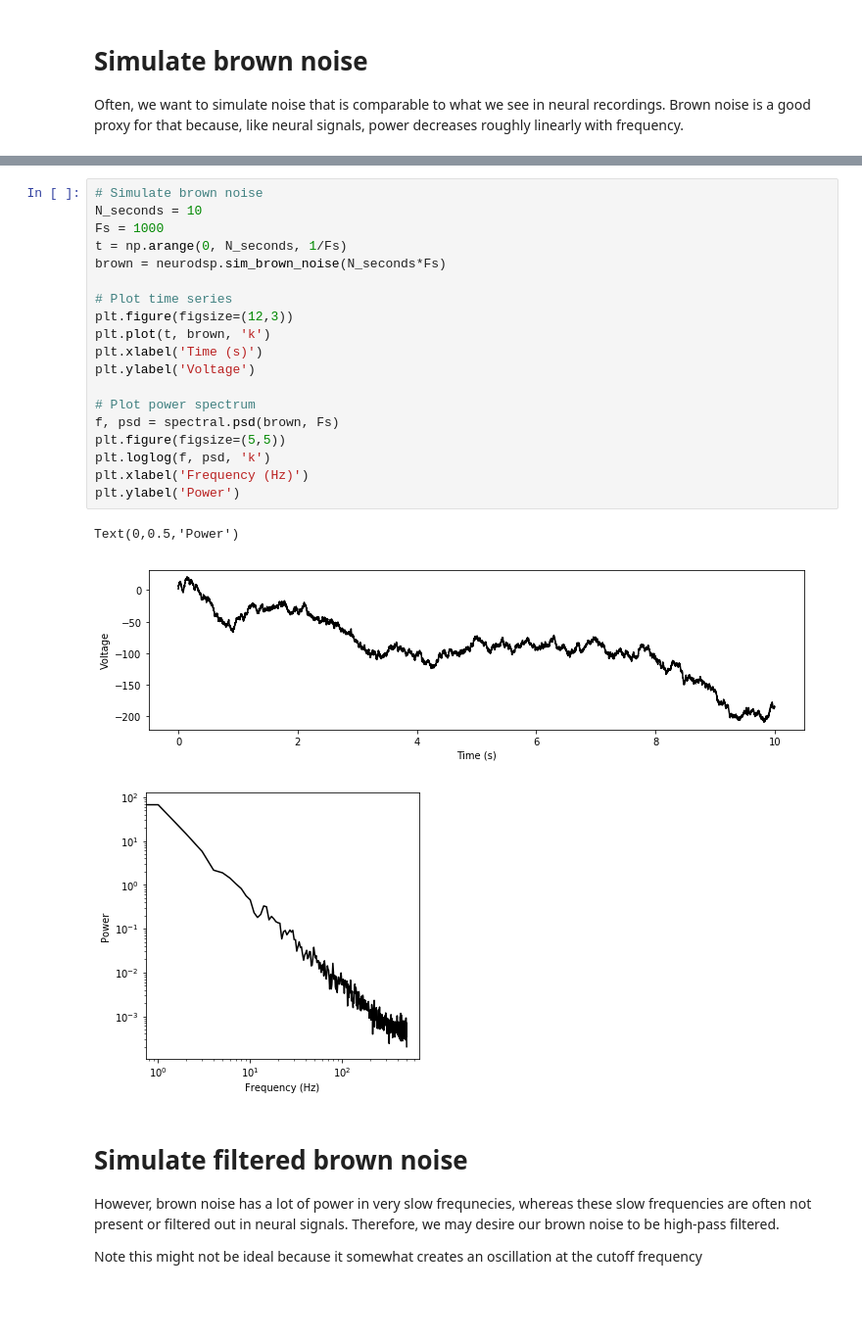
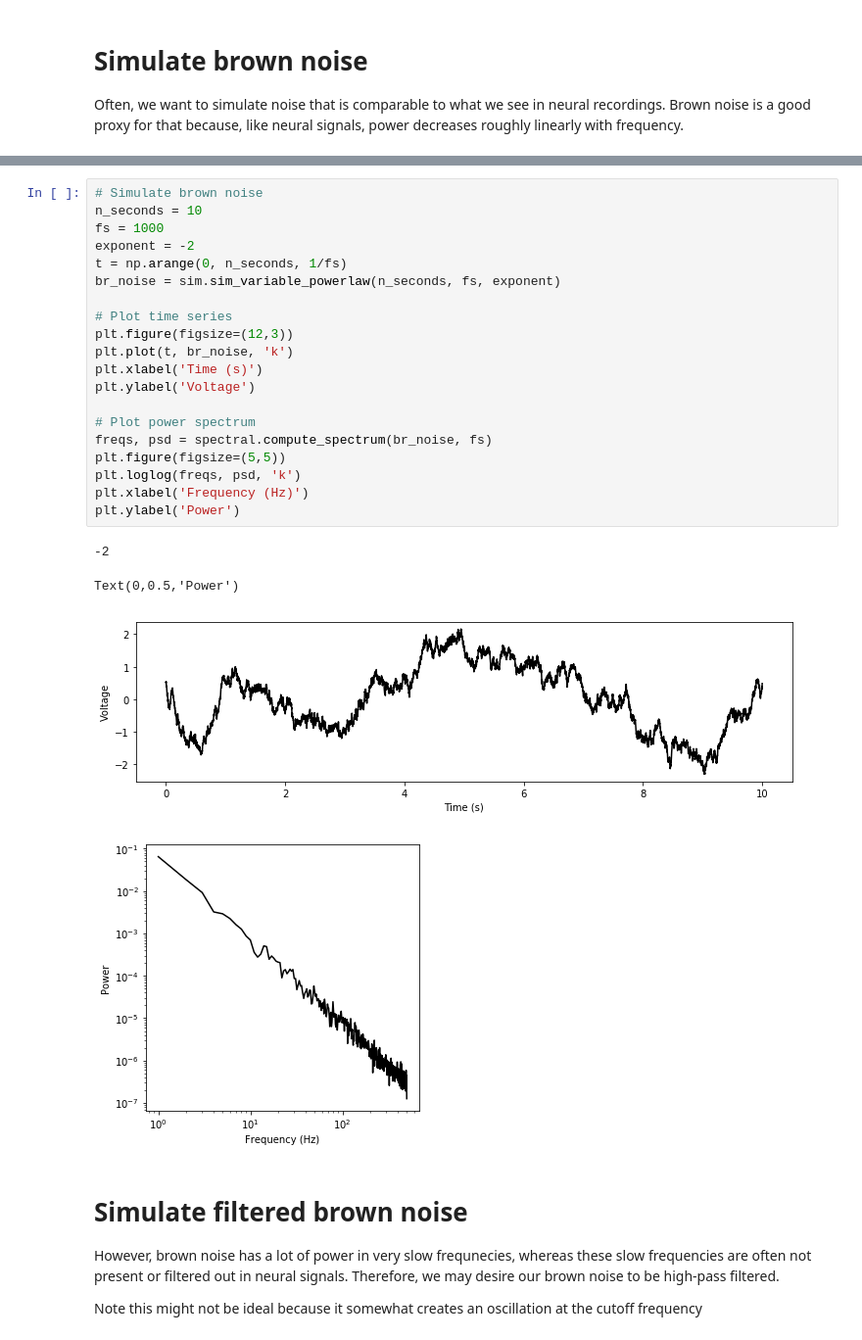
Before and after one commit to neurodsp-tools/neurodsp, a Jupyter notebook: tutorials/7-SimulatingSignals.ipynb, the cells around one changed output, grey strips where cells are left out. Shown at 98% size. Saved outputs shown, nothing was run; the diff lists cells and outputs as text; blank space fills up the shorter version.

```diff
--- a/tutorials/7-SimulatingSignals.ipynb
+++ b/tutorials/7-SimulatingSignals.ipynb
@@ -15,26 +36,28 @@ Often, we want to simulate noise that is comparable to what we see in neural rec
 # %%
 # Simulate brown noise
-N_seconds = 10
-Fs = 1000
-t = np.arange(0, N_seconds, 1/Fs)
-brown = neurodsp.sim_brown_noise(N_seconds*Fs)
+n_seconds = 10
+fs = 1000
+exponent = -2
+t = np.arange(0, n_seconds, 1/fs)
+br_noise = sim.sim_variable_powerlaw(n_seconds, fs, exponent)
 
 # Plot time series
 plt.figure(figsize=(12,3))
-plt.plot(t, brown, 'k')
+plt.plot(t, br_noise, 'k')
 plt.xlabel('Time (s)')
 plt.ylabel('Voltage')
 
 # Plot power spectrum
-f, psd = spectral.psd(brown, Fs)
+freqs, psd = spectral.compute_spectrum(br_noise, fs)
 plt.figure(figsize=(5,5))
-plt.loglog(f, psd, 'k')
+plt.loglog(freqs, psd, 'k')
 plt.xlabel('Frequency (Hz)')
 plt.ylabel('Power')
 # %% [output]
-Text(0,0.5,'Power')
+-2
+Text(0,0.5,'Power')
-[figure, old version]
+[figure, new version]
-[figure, old version]
+[figure, new version]
 # %% [markdown]
 # Simulate filtered brown noise
 However, brown noise has a lot of power in very slow frequnecies, whereas these slow frequencies are often not present or filtered out in neural signals. Therefore, we may desire our brown noise to be high-pass filtered.
```
Also changed, not shown: parts of 4 cells of this notebook, 2 other files.
